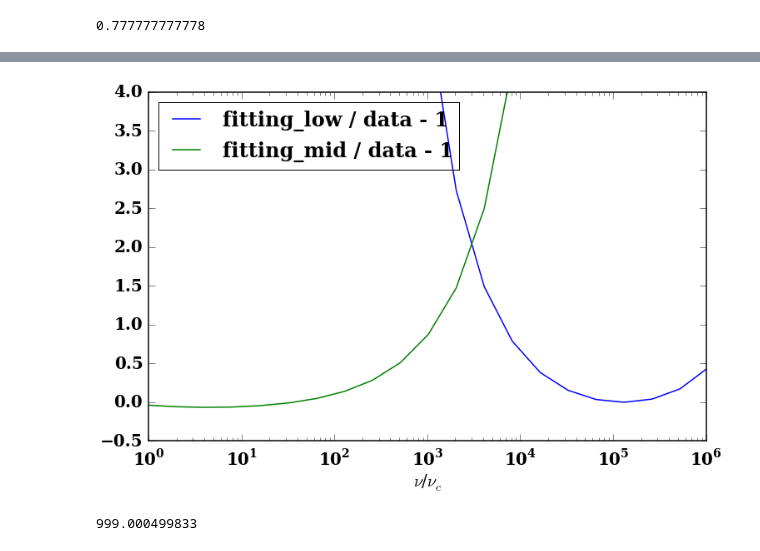
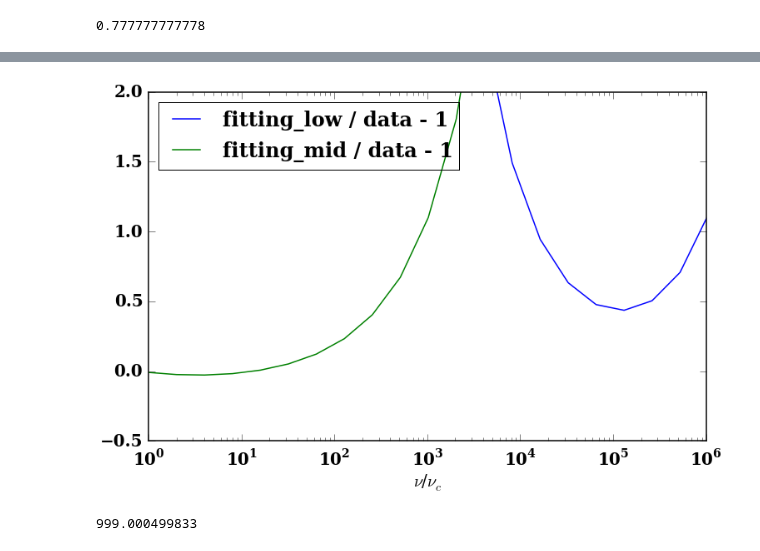
Before and after one commit to ZhaoweiZ/kappa_summer, a Jupyter notebook: finding_fitting_formula_to_kappa.ipynb, the cells around one changed output, grey strips where cells are left out. Drawn from its saved outputs; the diff is of its cells as text; code cells hidden in the pictures.

```diff
--- a/finding_fitting_formula_to_kappa.ipynb
+++ b/finding_fitting_formula_to_kappa.ipynb
@@ -41,7 +41,9 @@ pl.rcParams['ytick.direction']  = 'in'
 #m = 1.
 #c = 1.
 theta_e = 10.
-theta_e_1 = 10.
+#w without specific declear should of value 10
+w = 8.
+#theta_e_1 = 10.
 #nu_c = 1
 #B = 10.
 #e = 1
@@ -67,6 +69,7 @@ n_e = 1
 nu_c = e * B / (2. * np.pi * m * c)
 nu = 100 * nu_c
 nu_s = (2./9.) * nu_c * theta_e**2 * np.sin(theta)
+nu_k = nu_c * w**2. * np.sin(theta)
 n_e_nt = 1.
 #p_PL = 2.2
 p_PL = 2.5
@@ -76,7 +79,7 @@ gamma_50_max = 1000.
 C = 1.
 n_dn = (nu / nu_c) * abs(np.sin(theta))
 Index_cutoff = 0.001
-kappa = 10.
+kappa = 5
 gamma_cutoff = 1000.
 # %%
 def thermal_dist(gamma):
@@ -97,7 +100,7 @@ A_prim = ( n_e / theta_e) * ( 1. / (2. * theta_e**2 - 0.5))
 
 def kappa_dist(gamma):
     frefactor = gamma * np.sqrt(gamma**2 - 1.) * m**3 * c**3
-    body = (1 + (gamma - 1.)/(kappa * theta_e_1))**(- kappa - 1.)
+    body = (1 + (gamma - 1.)/(kappa * w))**(- kappa - 1.)
     tail = np.exp(- gamma / gamma_cutoff)
     f = frefactor * body * tail
     return f
@@ -123,7 +126,7 @@ def kappa_low_freq(x):
     f = body
     return f
 
-print A_prim / A
+#print A_prim / A
 
 
 
@@ -202,4 +205,25 @@ def mix_haha(x):
 #print C_low, C_high, A_prim / A, nu_s
 #print np.pi/2
 #print np.pi**13
+
+
+def emi_fitting_low_prof(x):
+    X = x / nu_k
+    prefactor = X**(1./3.) * nu_k * n_e * e**2 * (1./c) * (1./w**2)
+    body = special.gamma(kappa - 4./3.) / special.gamma(kappa - 2.)
+    tail = 4. * np.pi / (3.**(7./3.) * kappa**(2./3.))
+    f = prefactor * body * tail
+    return f
+
+
+def emi_fitting_mid_prof(x):
+    prefactor = n_e * e**2. * nu_c * np.sin(theta) / c
+    body = (x / nu_k)**( - (kappa - 2.)/2.)
+    tail_1 = 2**(-(kappa + 3.)/2.) * 3**((kappa - 1.)/2.) * np.pi**(1./2.)
+    tail_2 = special.gamma((kappa + 1.)/2.) * (kappa - 2.) * kappa**(kappa - 1.)
+    f = prefactor * body * tail_1 * tail_2
+    return f
+
+
+print 1e3 * nu_c/nu_k
 # %% [output]
@@ -410,38 +511,38 @@ def error_thermal_with_here_low():
 
     data_x = data_kappa_3_5_C_theta_10[:,0]
 
-    ans = kappa_low_freq(data_x * nu_c)  /(np.pi**3 /4)
+    ans = emi_fitting_low_prof(data_x * nu_c)
 
     error = ans / data_kappa_3_5_C_theta_10[:, 1] - 1.
 
     return error
 
 
 
 def error_thermal_with_here_mid():
 
     data_x = data_kappa_3_5_C_theta_10[:,0]
 
-    ans = kappa_middle_freg(data_x * nu_c)/2
+    ans = emi_fitting_mid_prof(data_x * nu_c)
 
     error = ans / data_kappa_3_5_C_theta_10[:, 1] - 1.
 
     return error
 
 pl.semilogx(data_kappa_3_5_C_theta_10[:,0], error_thermal_with_here_mid(), label = 'fitting_low / data - 1')
 pl.semilogx(data_kappa_3_5_C_theta_10[:,0], error_thermal_with_here_low(), label = 'fitting_mid / data - 1')
 
 pl.xlim([0, 1e6])
-pl.ylim([-0.5, 4])
+pl.ylim([-0.5, 2])
 pl.xlabel("$\\nu$/$\\nu_c$")
 
 
 
 
 pl.legend(loc = 'upper left')
 pl.show()
 # %% [output]
-[figure, old version]
+[figure, new version]
 # %%
 def func_test_here(gamma):
     f = np.exp(-gamma/gamma_cutoff)
```
Also changed, not shown: parts of 6 cells of this notebook, 1 other file.
